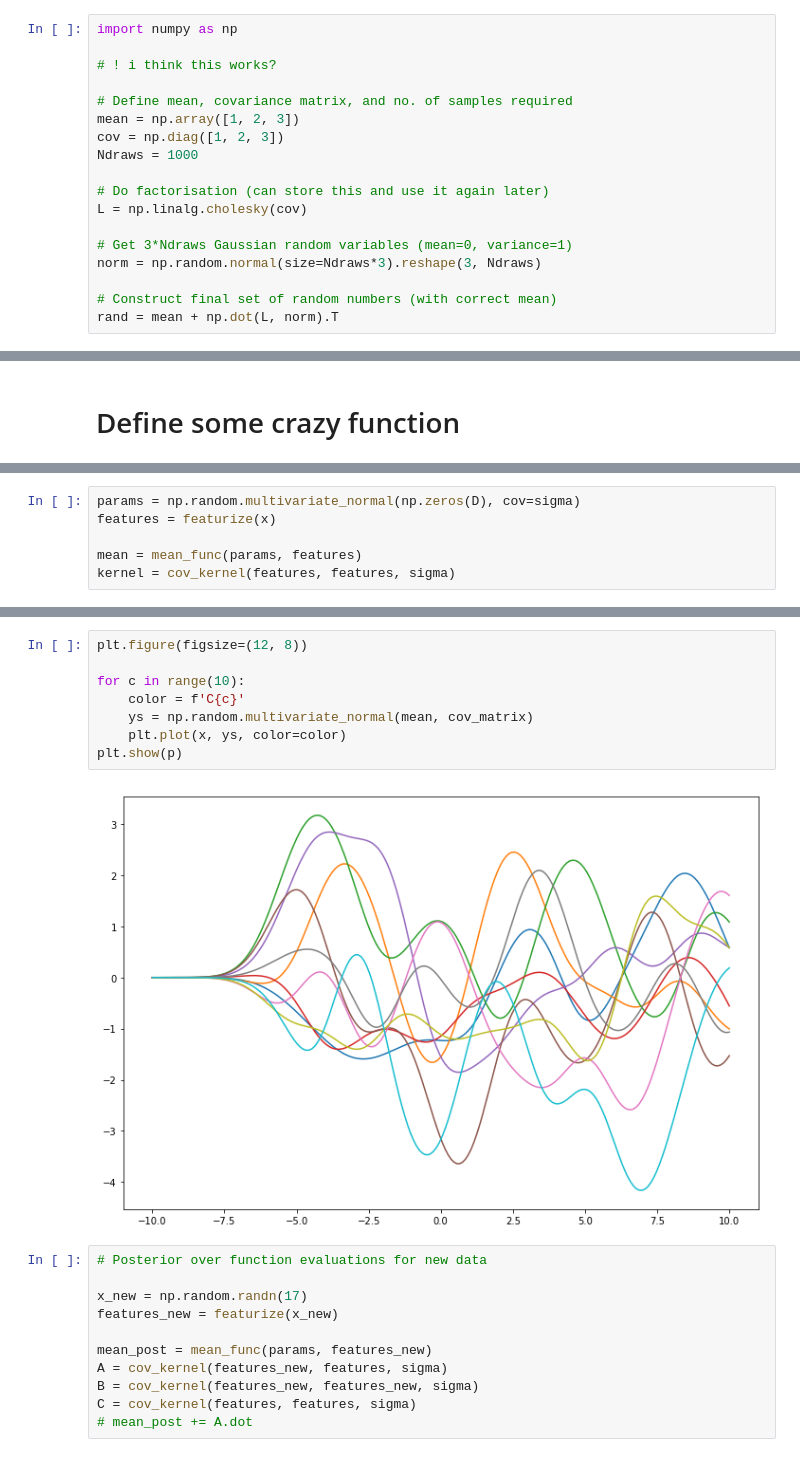
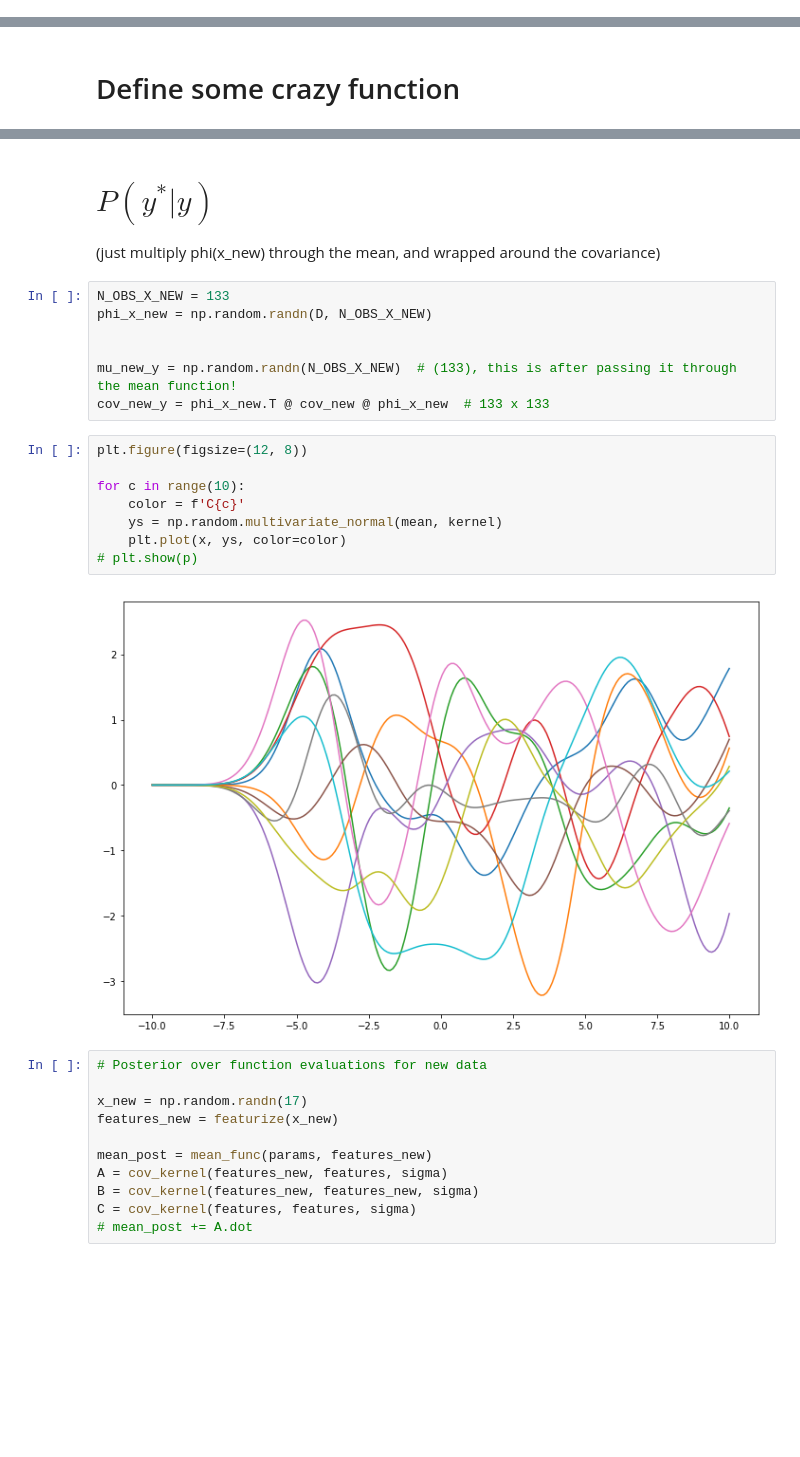
Before and after one commit to cavaunpeu/gaussian-processes, a Jupyter notebook: gaussian-processes.ipynb, the cells around one changed output, grey strips where cells are left out. Saved outputs shown, nothing was run; the diff lists cells and outputs as text; blank space fills up the shorter version.

Commit message:
you are now generating that cool plot! almost!

```diff
--- a/gaussian-processes.ipynb
+++ b/gaussian-processes.ipynb
@@ -58,18 +13,0 @@ rand = mean + np.dot(L, norm)
-# %%
-import numpy as np
-
-# ! i think this works?
-
-# Define mean, covariance matrix, and no. of samples required
-mean = np.array([1, 2, 3])
-cov = np.diag([1, 2, 3])
-Ndraws = 1000
-
-# Do factorisation (can store this and use it again later)
-L = np.linalg.cholesky(cov)
-
-# Get 3*Ndraws Gaussian random variables (mean=0, variance=1)
-norm = np.random.normal(size=Ndraws*3).reshape(3, Ndraws)
-
-# Construct final set of random numbers (with correct mean)
-rand = mean + np.dot(L, norm).T
@@ -118,6 +60,0 @@ def cov_kernel(first, second, sigma):
-# %%
-params = np.random.multivariate_normal(np.zeros(D), cov=sigma)
-features = featurize(x)
-
-mean = mean_func(params, features)
-kernel = cov_kernel(features, features, sigma)
@@ -124,13 +183,24 @@ kernel = cov_kernel(features, features, sigma)
+# %% [markdown]
+# $P(y^{*}\vert y)$
+
+(just multiply phi(x_new) through the mean, and wrapped around the covariance)
+# %%
+N_OBS_X_NEW = 133
+phi_x_new = np.random.randn(D, N_OBS_X_NEW)
+
+
+mu_new_y = np.random.randn(N_OBS_X_NEW)  # (133), this is after passing it through the mean function!
+cov_new_y = phi_x_new.T @ cov_new @ phi_x_new  # 133 x 133
 # %%
 plt.figure(figsize=(12, 8))
 
 for c in range(10):
     color = f'C{c}'
-    ys = np.random.multivariate_normal(mean, cov_matrix)
+    ys = np.random.multivariate_normal(mean, kernel)
     plt.plot(x, ys, color=color)
-plt.show(p)
+# plt.show(p)
 # %% [output]
-[figure, old version]
+[figure, new version]
 # %%
 # Posterior over function evaluations for new data
 
```
Also changed, not shown: parts of 35 cells of this notebook.
